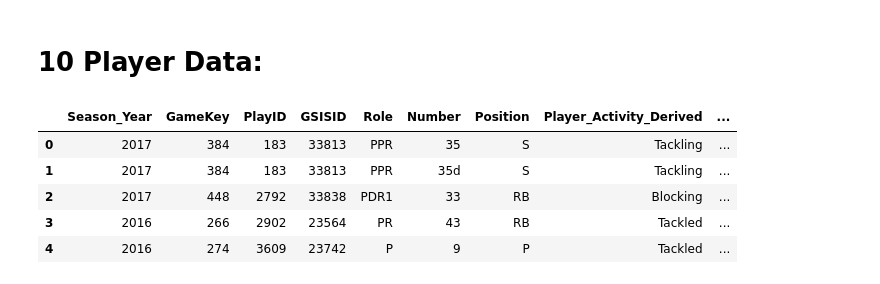
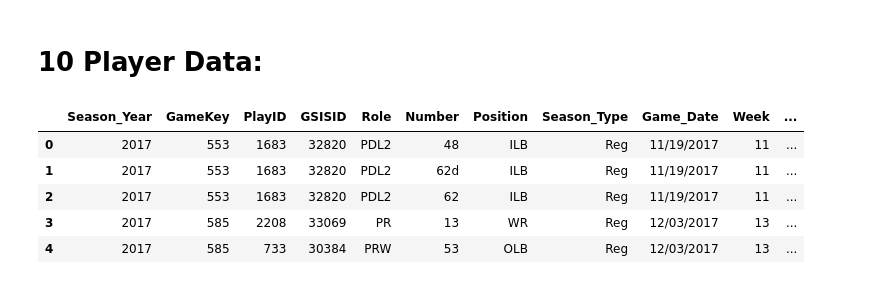
Before and after one commit to CJL89/NFL-Punt-Analysis, a Jupyter notebook: NFL_Punt_Analysis.ipynb, the cells around one changed output. Cells and saved outputs as stored; diff of their text form; code cells hidden in the pictures.

```diff
--- a/NFL_Punt_Analysis.ipynb
+++ b/NFL_Punt_Analysis.ipynb
@@ -746,12 +750,13 @@ After importing, plotting and analyzing each of the datasets, I can see that som
 # <a id='player_data'><b>10 Player Data:</b></a>
 # %%
 player_data = pd.merge(play_player_role_data, player_punt_data)
+player_data = pd.merge(player_data, play_information)
 player_data = pd.merge(player_data, video_review)
 player_data.head()
 # %% [output]
-|  | Season_Year | GameKey | PlayID | GSISID | Role | Number | Position | Player_Activity_Derived | ... |
-| 0 | 2017 | 384 | 183 | 33813 | PPR | 35 | S | Tackling | ... |
-| 1 | 2017 | 384 | 183 | 33813 | PPR | 35d | S | Tackling | ... |
-| 2 | 2017 | 448 | 2792 | 33838 | PDR1 | 33 | RB | Blocking | ... |
-| 3 | 2016 | 266 | 2902 | 23564 | PR | 43 | RB | Tackled | ... |
-| 4 | 2016 | 274 | 3609 | 23742 | P | 9 | P | Tackled | ... |
+|  | Season_Year | GameKey | PlayID | GSISID | Role | Number | Position | Season_Type | Game_Date | Week | ... |
+| 0 | 2017 | 553 | 1683 | 32820 | PDL2 | 48 | ILB | Reg | 11/19/2017 | 11 | ... |
+| 1 | 2017 | 553 | 1683 | 32820 | PDL2 | 62d | ILB | Reg | 11/19/2017 | 11 | ... |
+| 2 | 2017 | 553 | 1683 | 32820 | PDL2 | 62 | ILB | Reg | 11/19/2017 | 11 | ... |
+| 3 | 2017 | 585 | 2208 | 33069 | PR | 13 | WR | Reg | 12/03/2017 | 13 | ... |
+| 4 | 2017 | 585 | 733 | 30384 | PRW | 53 | OLB | Reg | 12/03/2017 | 13 | ... |
```
Also changed, not shown: parts of 9 cells of this notebook.
